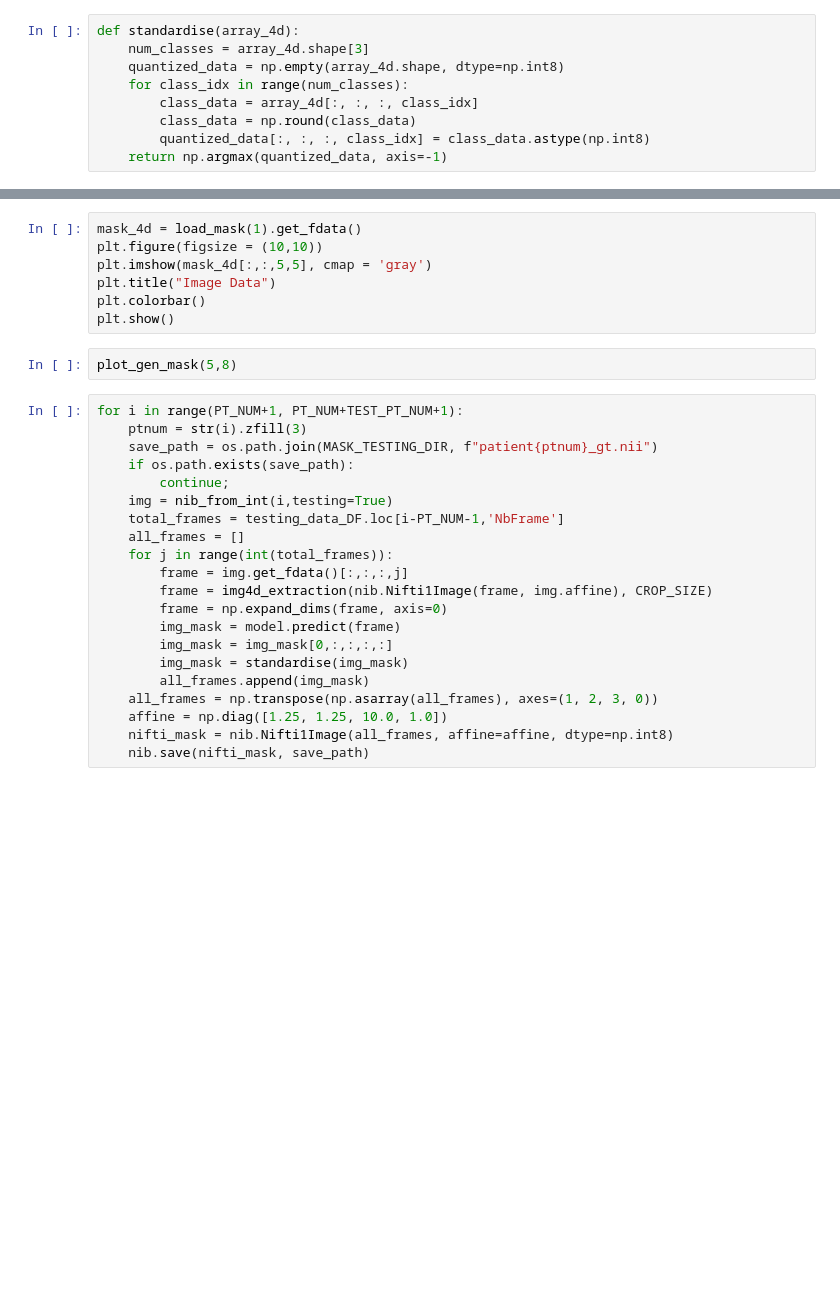
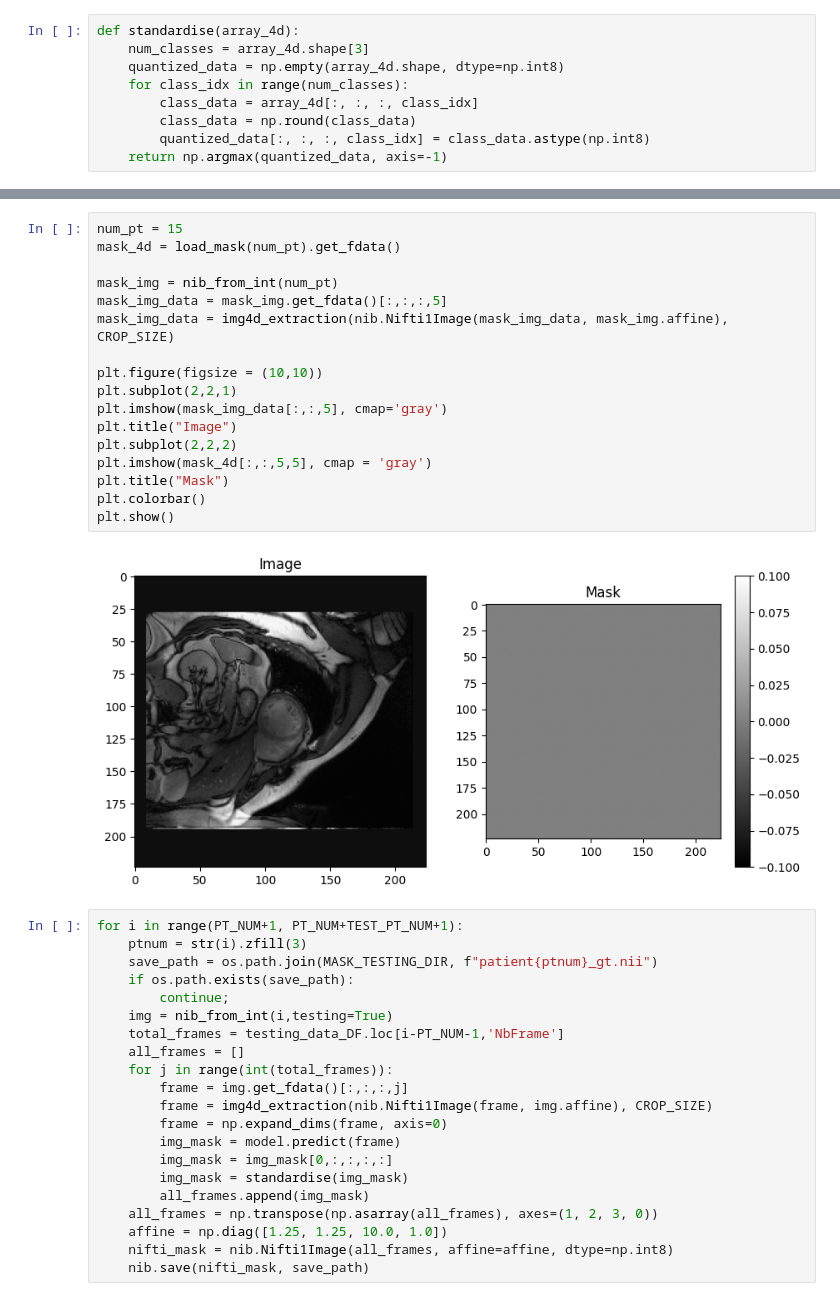
Before and after one commit to akiraawan/IDC_Group1, a Jupyter notebook: UNet_Mask.ipynb, the cells around one changed output, grey strips where cells are left out. Drawn from its saved outputs; the diff is of its cells as text; blank space fills up the shorter version.

```diff
--- a/UNet_Mask.ipynb
+++ b/UNet_Mask.ipynb
@@ -50,12 +96,22 @@ for i in range(1, PT_NUM+1):
 # %%
-mask_4d = load_mask(1).get_fdata()
+num_pt = 15
+mask_4d = load_mask(num_pt).get_fdata()
+
+mask_img = nib_from_int(num_pt)
+mask_img_data = mask_img.get_fdata()[:,:,:,5]
+mask_img_data = img4d_extraction(nib.Nifti1Image(mask_img_data, mask_img.affine), CROP_SIZE)
+
 plt.figure(figsize = (10,10))
+plt.subplot(2,2,1)
+plt.imshow(mask_img_data[:,:,5], cmap='gray')
+plt.title("Image")
+plt.subplot(2,2,2)
 plt.imshow(mask_4d[:,:,5,5], cmap = 'gray')
-plt.title("Image Data")
+plt.title("Mask")
 plt.colorbar()
 plt.show()
+# %% [output]
+[figure, added]
-# %%
-plot_gen_mask(5,8)
 # %%
 for i in range(PT_NUM+1, PT_NUM+TEST_PT_NUM+1):
     ptnum = str(i).zfill(3)
```
Also changed, not shown: parts of 3 cells of this notebook, 6 other files.
